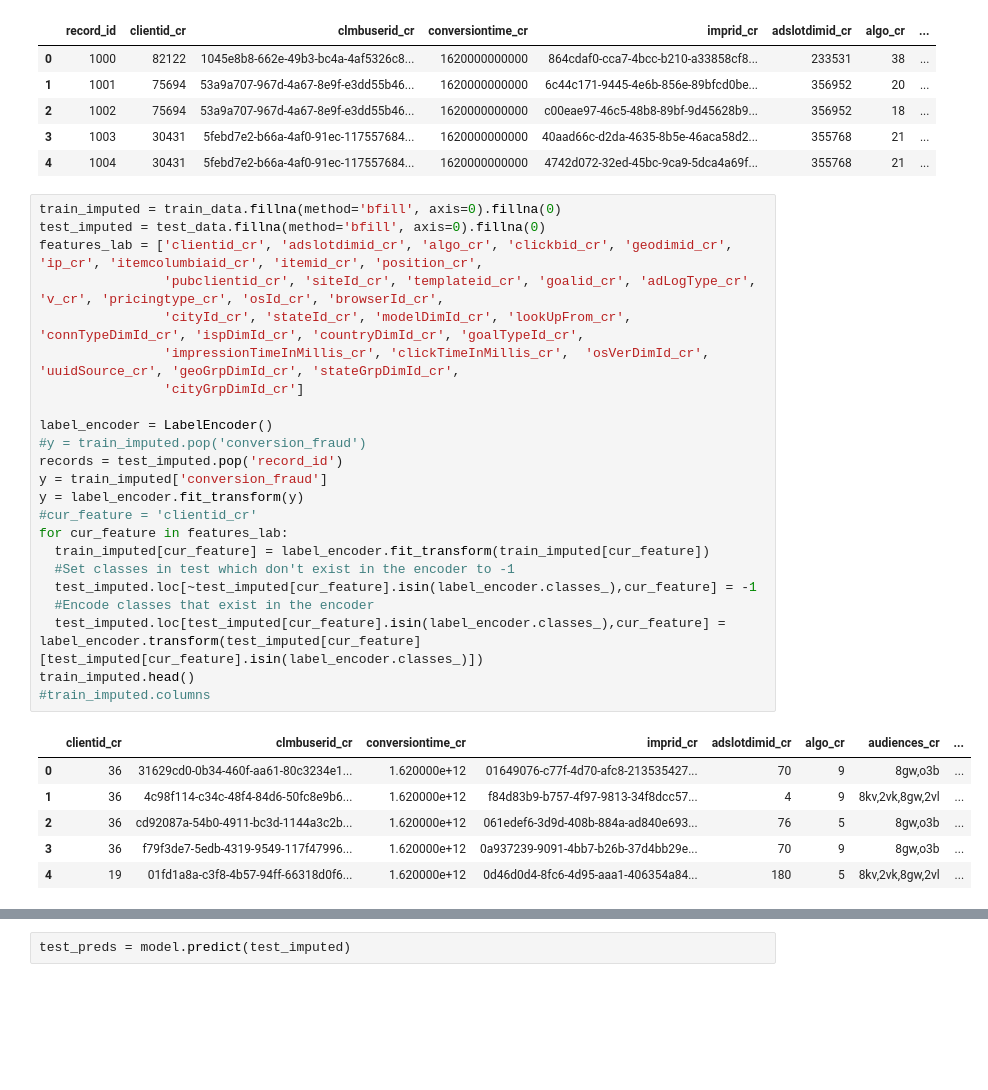
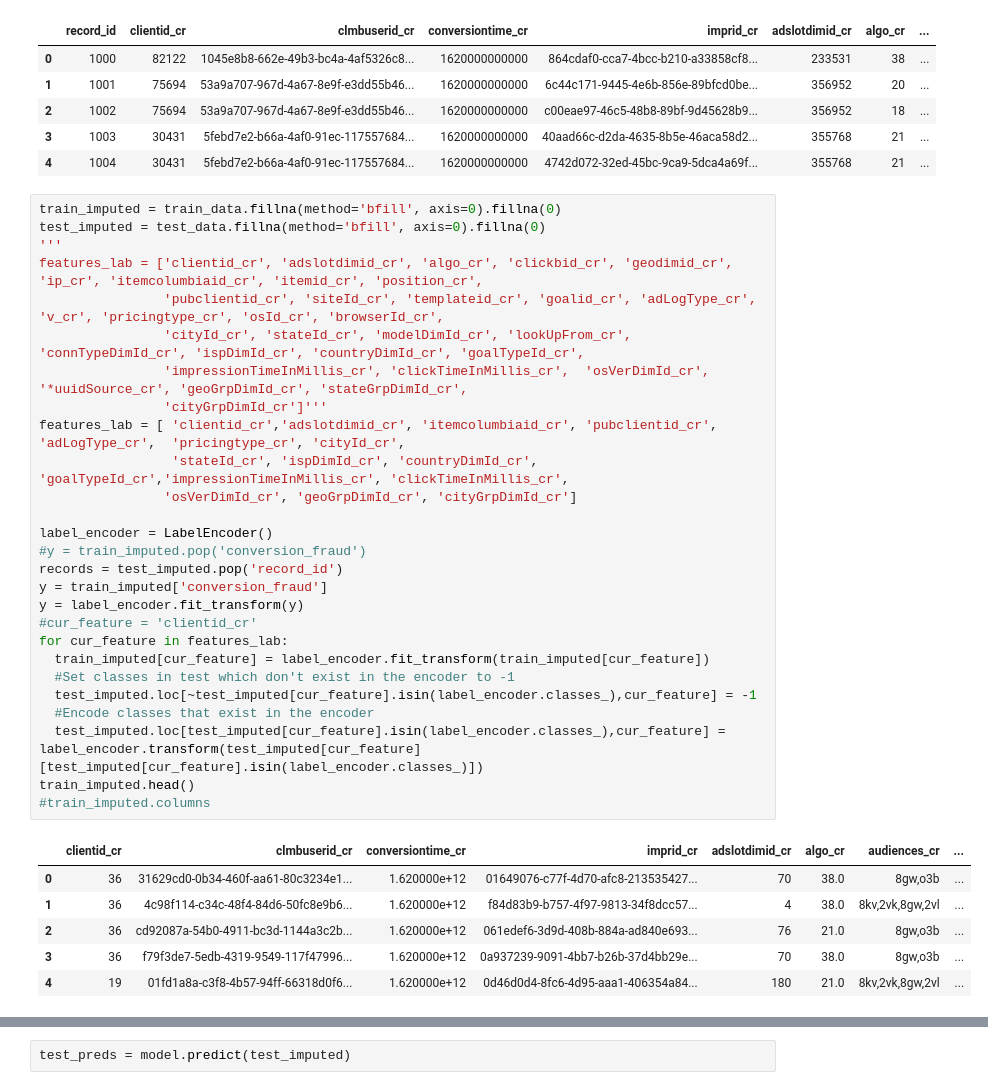
Before and after one commit to Prajit-Rajendran/Coding_competitions, a Jupyter notebook: Times Internet Conversion Fraud in Digital Ads ML Challenge/Times_internet_challenge_RF.ipynb, the cells around one changed output, grey strips where cells are left out. Saved outputs shown, nothing was run; the diff lists cells and outputs as text; blank space fills up the shorter version.

```diff
--- a/Times Internet Conversion Fraud in Digital Ads ML Challenge/Times_internet_challenge_RF.ipynb
+++ b/Times Internet Conversion Fraud in Digital Ads ML Challenge/Times_internet_challenge_RF.ipynb
@@ -159,33 +159,37 @@ test_imputed.head()
 # %%
 train_imputed = train_data.fillna(method='bfill', axis=0).fillna(0)
 test_imputed = test_data.fillna(method='bfill', axis=0).fillna(0)
+'''
 features_lab = ['clientid_cr', 'adslotdimid_cr', 'algo_cr', 'clickbid_cr', 'geodimid_cr', 'ip_cr', 'itemcolumbiaid_cr', 'itemid_cr', 'position_cr',
                 'pubclientid_cr', 'siteId_cr', 'templateid_cr', 'goalid_cr', 'adLogType_cr', 'v_cr', 'pricingtype_cr', 'osId_cr', 'browserId_cr',
                 'cityId_cr', 'stateId_cr', 'modelDimId_cr', 'lookUpFrom_cr', 'connTypeDimId_cr', 'ispDimId_cr', 'countryDimId_cr', 'goalTypeId_cr',
-                'impressionTimeInMillis_cr', 'clickTimeInMillis_cr',  'osVerDimId_cr', 'uuidSource_cr', 'geoGrpDimId_cr', 'stateGrpDimId_cr',
-                'cityGrpDimId_cr']
+                'impressionTimeInMillis_cr', 'clickTimeInMillis_cr',  'osVerDimId_cr', '*uuidSource_cr', 'geoGrpDimId_cr', 'stateGrpDimId_cr',
+                'cityGrpDimId_cr']'''
+features_lab = [ 'clientid_cr','adslotdimid_cr', 'itemcolumbiaid_cr', 'pubclientid_cr',  'adLogType_cr',  'pricingtype_cr', 'cityId_cr',
+                 'stateId_cr', 'ispDimId_cr', 'countryDimId_cr', 'goalTypeId_cr','impressionTimeInMillis_cr', 'clickTimeInMillis_cr',
+                'osVerDimId_cr', 'geoGrpDimId_cr', 'cityGrpDimId_cr']
 
 label_encoder = LabelEncoder()
 #y = train_imputed.pop('conversion_fraud')
 records = test_imputed.pop('record_id')
 y = train_imputed['conversion_fraud']
 y = label_encoder.fit_transform(y)
 #cur_feature = 'clientid_cr'
 for cur_feature in features_lab:
   train_imputed[cur_feature] = label_encoder.fit_transform(train_imputed[cur_feature])
   #Set classes in test which don't exist in the encoder to -1
   test_imputed.loc[~test_imputed[cur_feature].isin(label_encoder.classes_),cur_feature] = -1
   #Encode classes that exist in the encoder
   test_imputed.loc[test_imputed[cur_feature].isin(label_encoder.classes_),cur_feature] = label_encoder.transform(test_imputed[cur_feature][test_imputed[cur_feature].isin(label_encoder.classes_)])
 train_imputed.head()
 #train_imputed.columns
 # %% [output]
 |  | clientid_cr | clmbuserid_cr | conversiontime_cr | imprid_cr | adslotdimid_cr | algo_cr | audiences_cr | ... |
-| 0 | 36 | 31629cd0-0b34-460f-aa61-80c3234e1... | 1.620000e+12 | 01649076-c77f-4d70-afc8-213535427... | 70 | 9 | 8gw,o3b | ... |
-| 1 | 36 | 4c98f114-c34c-48f4-84d6-50fc8e9b6... | 1.620000e+12 | f84d83b9-b757-4f97-9813-34f8dcc57... | 4 | 9 | 8kv,2vk,8gw,2vl | ... |
-| 2 | 36 | cd92087a-54b0-4911-bc3d-1144a3c2b... | 1.620000e+12 | 061edef6-3d9d-408b-884a-ad840e693... | 76 | 5 | 8gw,o3b | ... |
-| 3 | 36 | f79f3de7-5edb-4319-9549-117f47996... | 1.620000e+12 | 0a937239-9091-4bb7-b26b-37d4bb29e... | 70 | 9 | 8gw,o3b | ... |
-| 4 | 19 | 01fd1a8a-c3f8-4b57-94ff-66318d0f6... | 1.620000e+12 | 0d46d0d4-8fc6-4d95-aaa1-406354a84... | 180 | 5 | 8kv,2vk,8gw,2vl | ... |
+| 0 | 36 | 31629cd0-0b34-460f-aa61-80c3234e1... | 1.620000e+12 | 01649076-c77f-4d70-afc8-213535427... | 70 | 38.0 | 8gw,o3b | ... |
+| 1 | 36 | 4c98f114-c34c-48f4-84d6-50fc8e9b6... | 1.620000e+12 | f84d83b9-b757-4f97-9813-34f8dcc57... | 4 | 38.0 | 8kv,2vk,8gw,2vl | ... |
+| 2 | 36 | cd92087a-54b0-4911-bc3d-1144a3c2b... | 1.620000e+12 | 061edef6-3d9d-408b-884a-ad840e693... | 76 | 21.0 | 8gw,o3b | ... |
+| 3 | 36 | f79f3de7-5edb-4319-9549-117f47996... | 1.620000e+12 | 0a937239-9091-4bb7-b26b-37d4bb29e... | 70 | 38.0 | 8gw,o3b | ... |
+| 4 | 19 | 01fd1a8a-c3f8-4b57-94ff-66318d0f6... | 1.620000e+12 | 0d46d0d4-8fc6-4d95-aaa1-406354a84... | 180 | 21.0 | 8kv,2vk,8gw,2vl | ... |
 # %%
 train_imputed = train_imputed[features_lab]
 train_imputed.head()
```
Also changed, not shown: parts of 6 cells of this notebook, 3 other files.
